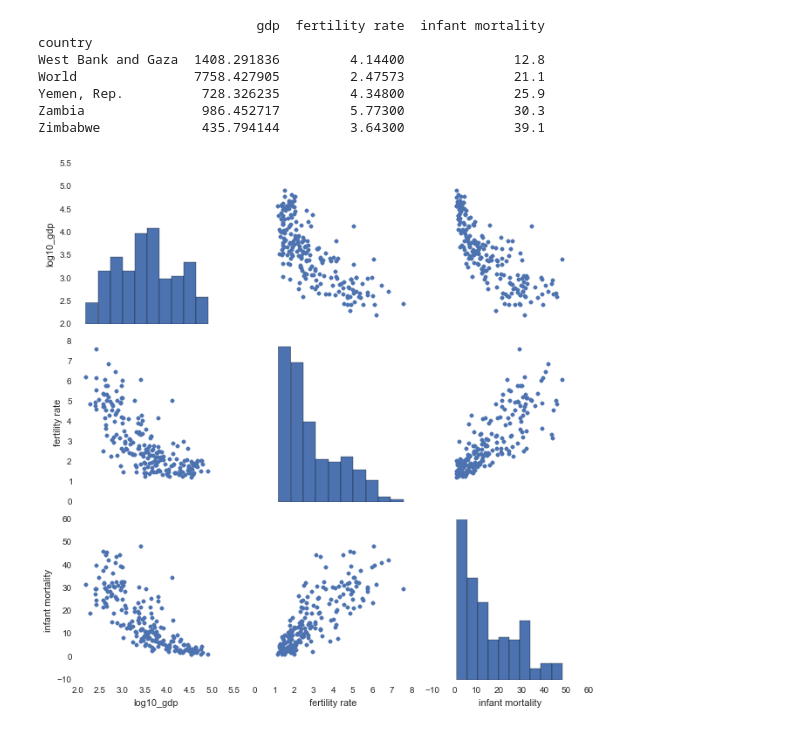
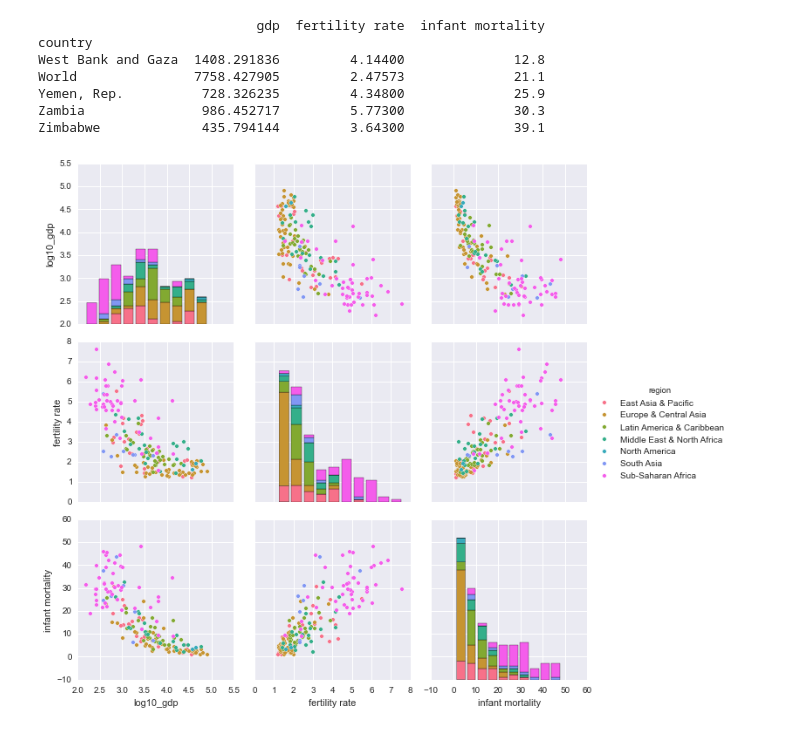
Before and after one commit to DELabUW/szkola-letnia-2015, a Jupyter notebook: demo/worldbank.ipynb, the cells around one changed output. Cells and saved outputs as stored; diff of their text form; code cells hidden in the pictures.

```diff
--- a/demo/worldbank.ipynb
+++ b/demo/worldbank.ipynb
@@ -65,9 +66,21 @@ World               7758.427905         2.47573              21.1
 Yemen, Rep.          728.326235         4.34800              25.9
 Zambia               986.452717         5.77300              30.3
 Zimbabwe             435.794144         3.64300              39.1
+# %%
+# dodajemy informację o regionie
+dane['region'] = kraje['region']
 # %%
-dat['log10_gdp'] = np.log10(dat['gdp'])
+# skalujemy produkt krajowy brutto
+dane['log10_gdp'] = np.log10(dane['gdp'])
+# %%
+# interesują nas tylko kraje, nie - dane zbiorcze dla regionów
+dane = dane.query("region != 'Aggregates'")
+# %%
+# usuwamy niepotrzebe rzeczy
+dane['region'] = [x.replace(" (all income levels)", "") for x in dane['region']]
+dane = dane.dropna()
 # %%
-sns.pairplot(dat[['log10_gdp', 'fertility rate', 'infant mortality']].dropna());
+sns.pairplot(dane[['log10_gdp', 'fertility rate', 'infant mortality', 'region']],
+             hue='region');
 # %% [output]
-[figure, old version]
+[figure, new version]
```
Also changed, not shown: parts of 7 cells of this notebook.
